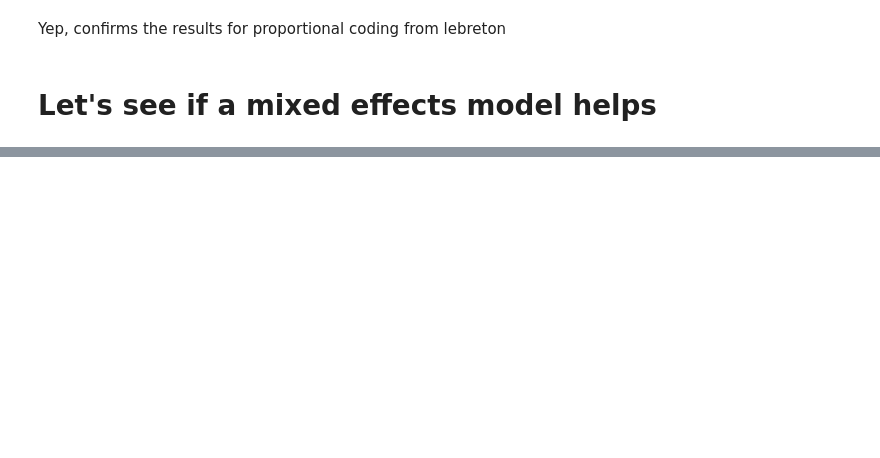
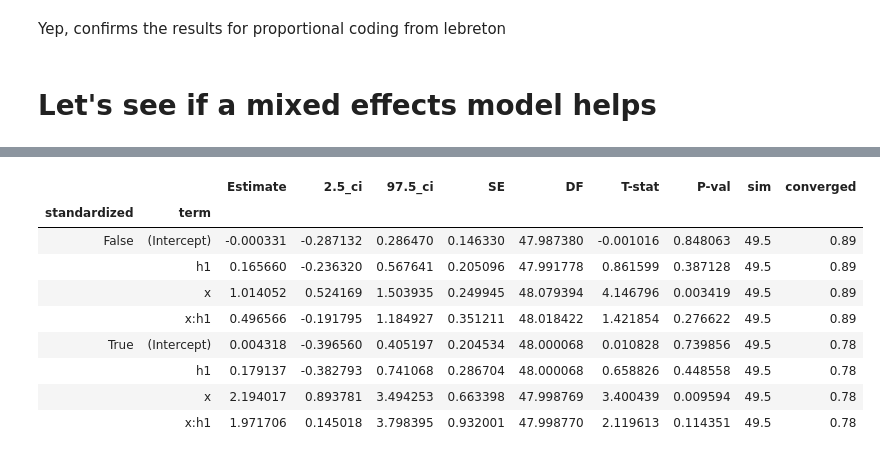
Before and after one commit to nimh-mbdu/lebreton_sims, a Jupyter notebook: notebook/simulate_lebreton.ipynb, the cells around one changed output, grey strips where cells are left out. Cells and saved outputs as stored; diff of their text form; code cells hidden in the pictures; blank space fills up the shorter version.

```diff
--- a/notebook/simulate_lebreton.ipynb
+++ b/notebook/simulate_lebreton.ipynb
@@ -241,0 +124,34 @@ Yep, confirms the results for proportional coding from lebreton
+# %%
+
+res = []
+for sim in range(nsims):
+    sd = SimulatedData(x_y_m = term_dict['x'], x_y_e=1, h_y_m=term_dict['h1'], hx_y_m=term_dict['x:h1'],
+                       varx_h_m=1,  varx_h_e=2, s_h_mvar=1, s_hx_mvar=1)
+    model = Lmer('y ~ x * h + (x|subj)', data=sd.dat)
+    model.fit(factors={'h': [0,1]}, summarize=False, verbose=False)
+
+    unstd = model.coefs
+    unstd['standardized'] = False
+    unstd['sim'] = sim
+    if model.warnings is not None:
+        if ('converge' in model.warnings) | np.any(['converge' in mw for mw in model.warnings]):
+            unstd['converged'] = False
+        else:
+            break
+    else:
+        unstd['converged'] = True
+
+    model = Lmer('y ~ xstd * h + (xstd|subj)', data=sd.dat)
+    model.fit(factors={'h': [0,1]}, summarize=False, verbose=False)
+
+    std = model.coefs
+    std['standardized'] = True
+    std['sim'] = sim
+    if model.warnings is not None:
+        if ('converge' in model.warnings) | np.any(['converge' in mw for mw in model.warnings]):
+            std['converged'] = False
+        else:
+            break
+    else:
+        std['converged'] = True
+    res.append(pd.concat([unstd, std]))
@@ -241,0 +183,13 @@ Yep, confirms the results for proportional coding from lebreton
+# %%
+lme_res.groupby(['standardized', 'term']).mean()
+# %% [output]
+|  |  | Estimate | 2.5_ci | 97.5_ci | SE | DF | T-stat | P-val | sim | converged |
+| standardized | term |  |  |  |  |  |  |  |  |  |
+| False | (Intercept) | -0.000331 | -0.287132 | 0.286470 | 0.146330 | 47.987380 | -0.001016 | 0.848063 | 49.5 | 0.89 |
+|  | h1 | 0.165660 | -0.236320 | 0.567641 | 0.205096 | 47.991778 | 0.861599 | 0.387128 | 49.5 | 0.89 |
+|  | x | 1.014052 | 0.524169 | 1.503935 | 0.249945 | 48.079394 | 4.146796 | 0.003419 | 49.5 | 0.89 |
+|  | x:h1 | 0.496566 | -0.191795 | 1.184927 | 0.351211 | 48.018422 | 1.421854 | 0.276622 | 49.5 | 0.89 |
+| True | (Intercept) | 0.004318 | -0.396560 | 0.405197 | 0.204534 | 48.000068 | 0.010828 | 0.739856 | 49.5 | 0.78 |
+|  | h1 | 0.179137 | -0.382793 | 0.741068 | 0.286704 | 48.000068 | 0.658826 | 0.448558 | 49.5 | 0.78 |
+|  | x | 2.194017 | 0.893781 | 3.494253 | 0.663398 | 47.998769 | 3.400439 | 0.009594 | 49.5 | 0.78 |
+|  | x:h1 | 1.971706 | 0.145018 | 3.798395 | 0.932001 | 47.998770 | 2.119613 | 0.114351 | 49.5 | 0.78 |
```
Also changed, not shown: parts of 20 cells of this notebook.
